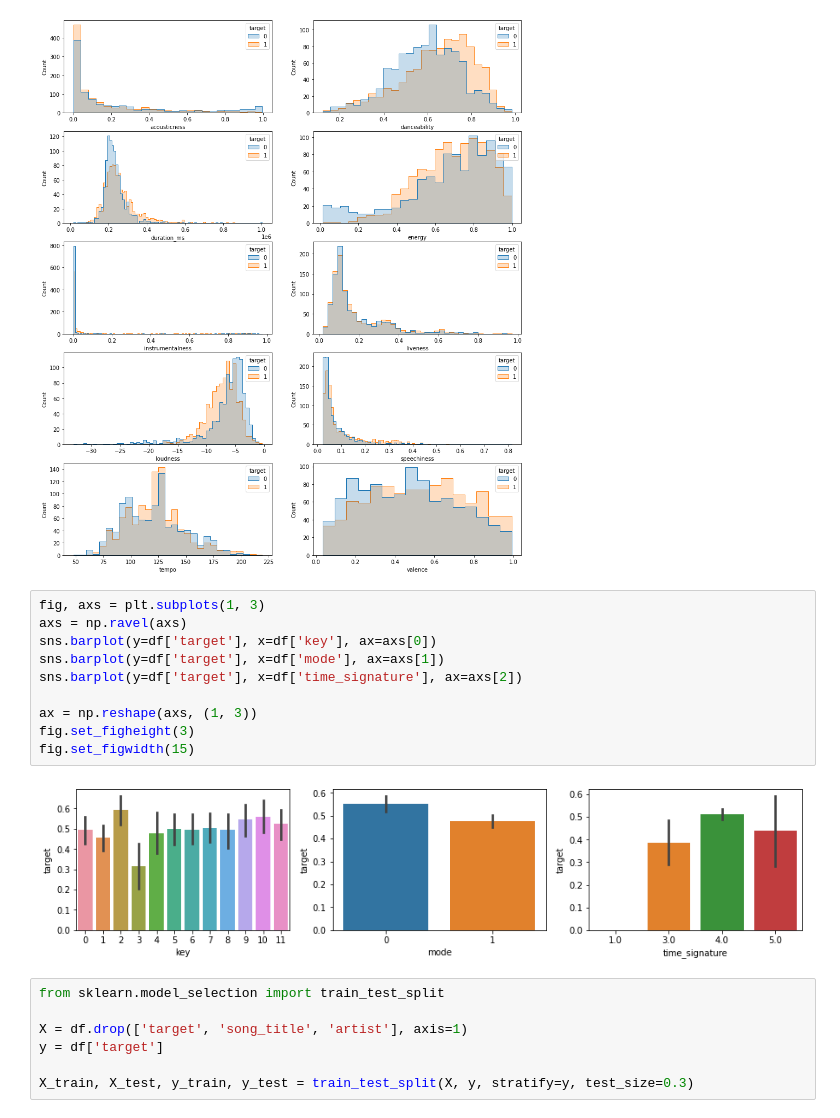
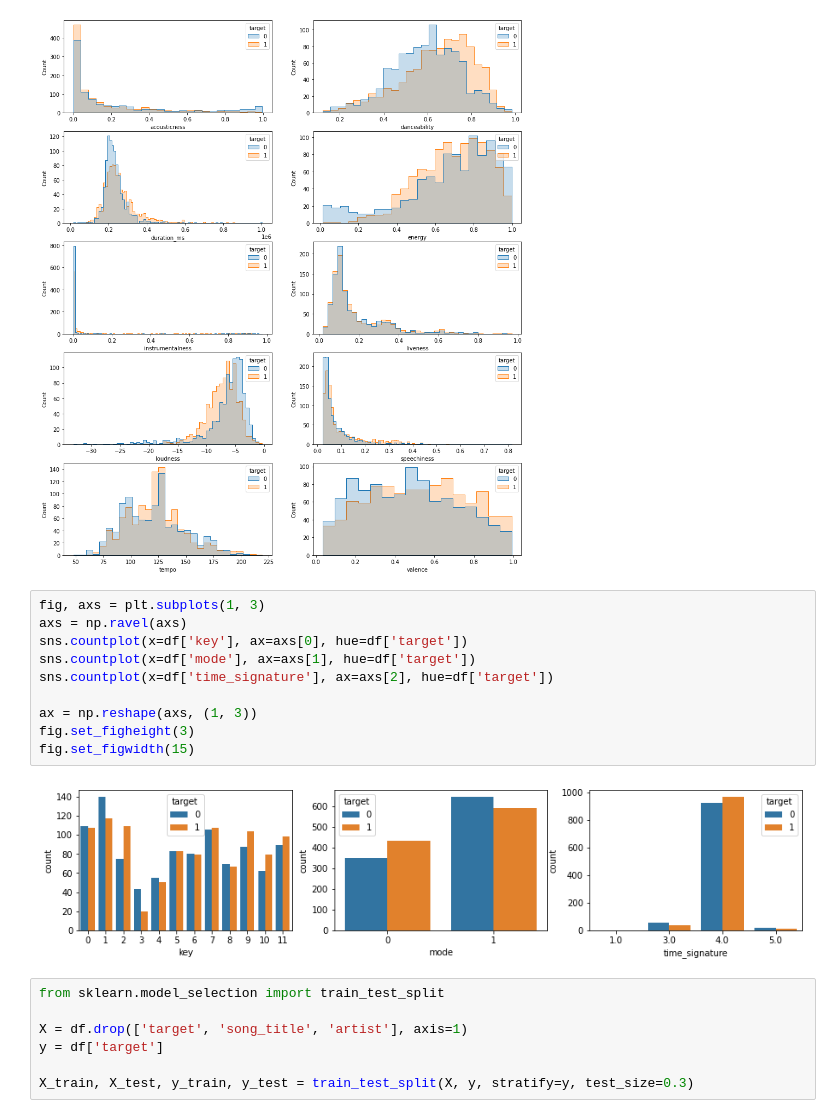
Before and after one commit to Kiwisuki/ktu-studies, a Jupyter notebook: Machine learning methods/LD1/LD2_logistic.ipynb, the cells around one changed output. Drawn from its saved outputs; the diff is of its cells as text.

```diff
--- a/Machine learning methods/LD1/LD2_logistic.ipynb
+++ b/Machine learning methods/LD1/LD2_logistic.ipynb
@@ -27,15 +27,15 @@ fig.set_figwidth(15)
 # %%
 fig, axs = plt.subplots(1, 3)
 axs = np.ravel(axs)
-sns.barplot(y=df['target'], x=df['key'], ax=axs[0])
-sns.barplot(y=df['target'], x=df['mode'], ax=axs[1])
-sns.barplot(y=df['target'], x=df['time_signature'], ax=axs[2])
+sns.countplot(x=df['key'], ax=axs[0], hue=df['target'])
+sns.countplot(x=df['mode'], ax=axs[1], hue=df['target'])
+sns.countplot(x=df['time_signature'], ax=axs[2], hue=df['target'])
 
 ax = np.reshape(axs, (1, 3))
 fig.set_figheight(3)
 fig.set_figwidth(15)
 # %% [output]
-[figure, old version]
+[figure, new version]
 # %%
 from sklearn.model_selection import train_test_split
 
```
Also changed, not shown: parts of 13 cells of this notebook, 3 other files.
